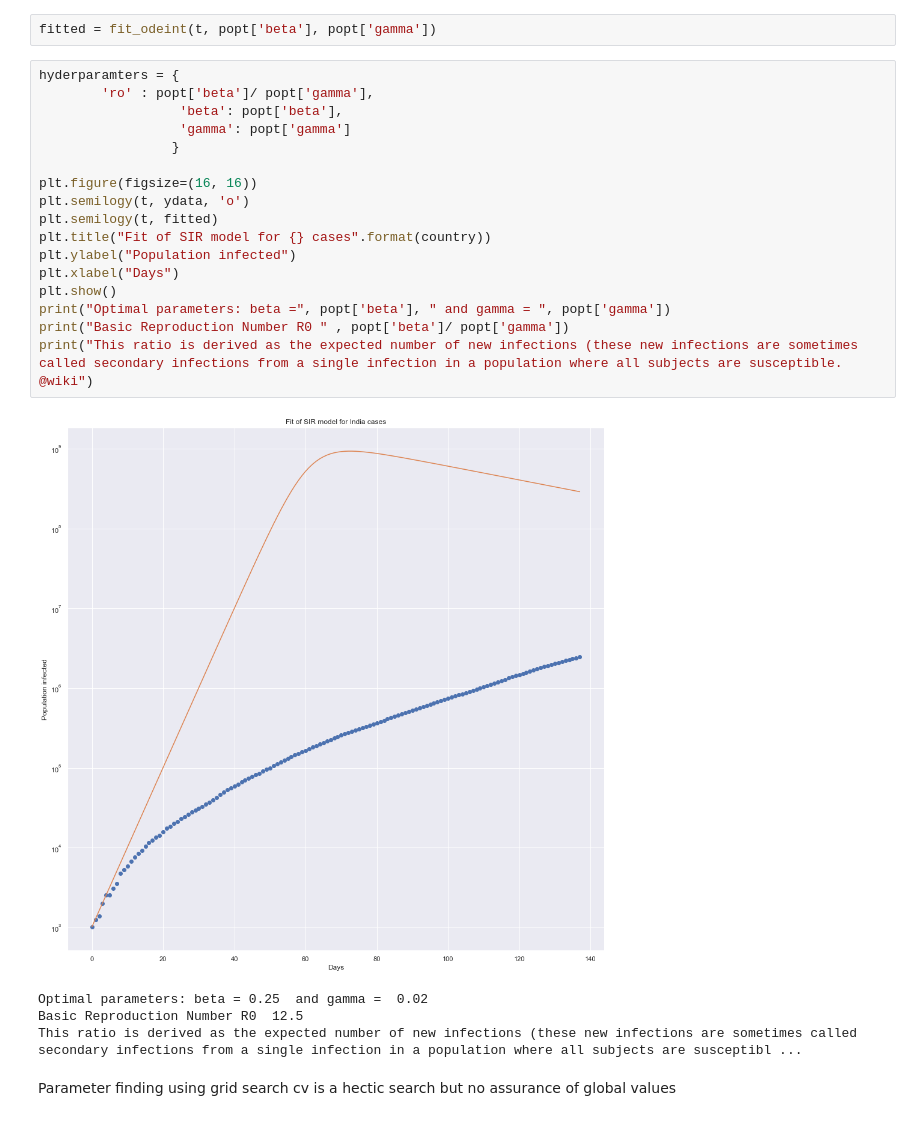
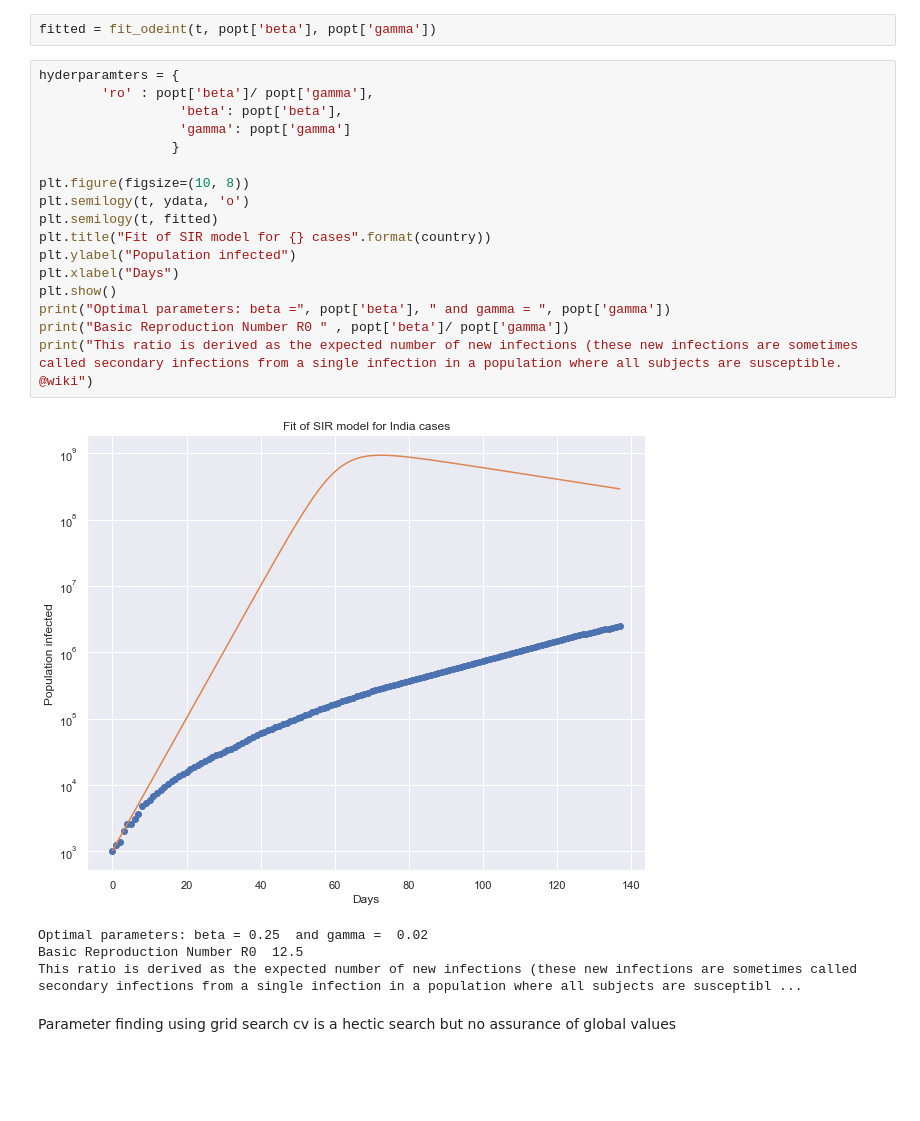
Before and after one commit to Pramod07Ch/COVID_19_Data_Science, a Jupyter notebook: notebooks/SIR_modelling_final.ipynb, the cells around one changed output. Cells and saved outputs as stored; diff of their text form; blank space fills up the shorter version.

```diff
--- a/notebooks/SIR_modelling_final.ipynb
+++ b/notebooks/SIR_modelling_final.ipynb
@@ -362,22 +275,22 @@ fitted = fit_odeint(t, popt['beta'], popt['gamma'])
 # %%
 hyderparamters = {
         'ro' : popt['beta']/ popt['gamma'],
                   'beta': popt['beta'],
                   'gamma': popt['gamma']
                  }
 
-plt.figure(figsize=(16, 16))
+plt.figure(figsize=(10, 8))
 plt.semilogy(t, ydata, 'o')
 plt.semilogy(t, fitted)
 plt.title("Fit of SIR model for {} cases".format(country))
 plt.ylabel("Population infected")
 plt.xlabel("Days")
 plt.show()
 print("Optimal parameters: beta =", popt['beta'], " and gamma = ", popt['gamma'])
 print("Basic Reproduction Number R0 " , popt['beta']/ popt['gamma'])
 print("This ratio is derived as the expected number of new infections (these new infections are sometimes called secondary infections from a single infection in a population where all subjects are susceptible. @wiki")
 # %% [output]
-[figure, old version]
+[figure, new version]
 Optimal parameters: beta = 0.25  and gamma =  0.02
 Basic Reproduction Number R0  12.5
 This ratio is derived as the expected number of new infections (these new infections are sometimes called secondary infections from a single infection in a population where all subjects are susceptibl ...
```
Also changed, not shown: parts of 11 cells of this notebook.
